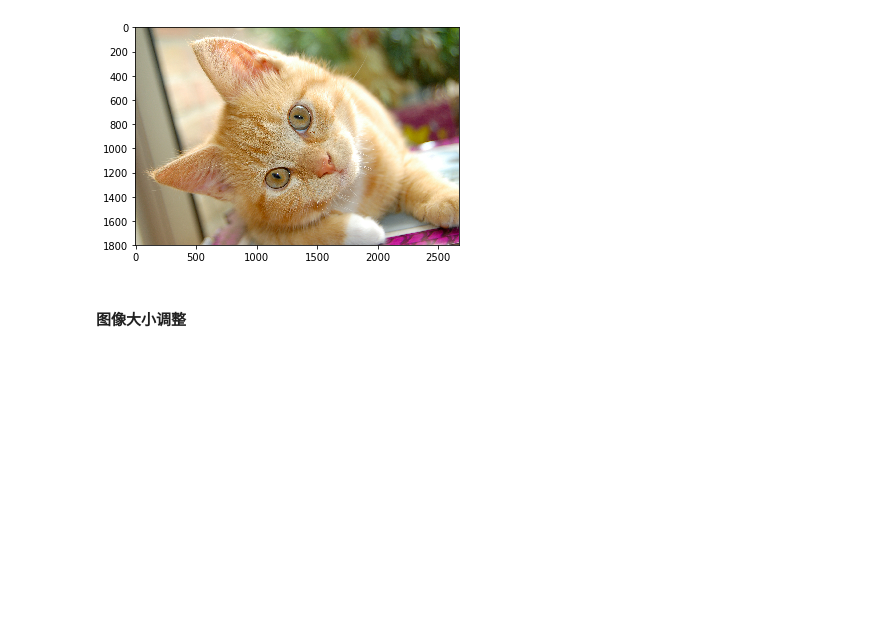
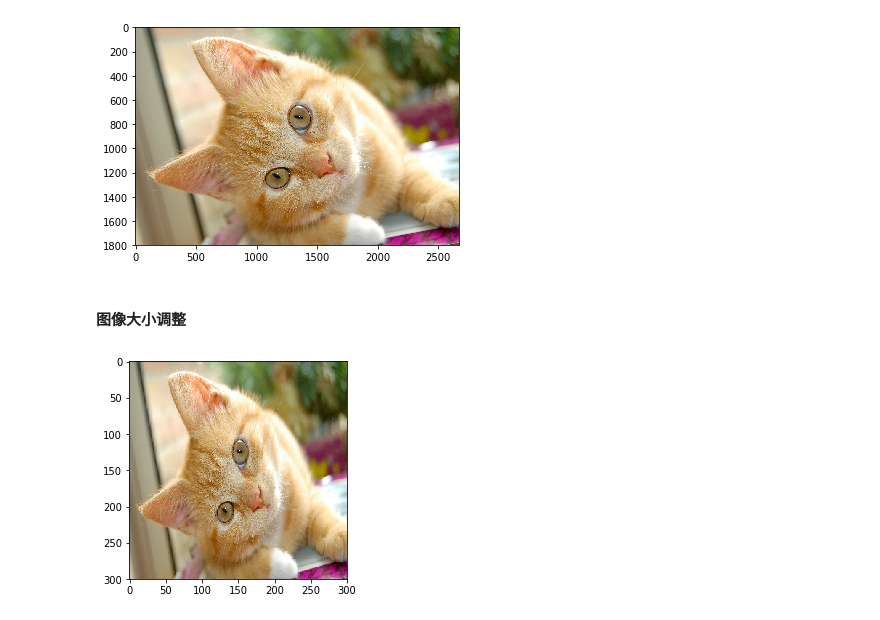
Before and after one commit to yxq903/TensorFlow-Action-in-Google-DL-Framework, a Jupyter notebook: 第7章 图像数据处理/第七章 图像数据处理.ipynb, the cells around one changed output. Drawn from its saved outputs; the diff is of its cells as text; code cells hidden in the pictures; blank space fills up the shorter version.

```diff
--- a/第7章 图像数据处理/第七章 图像数据处理.ipynb
+++ b/第7章 图像数据处理/第七章 图像数据处理.ipynb
@@ -140,3 +140,14 @@ with tf.Session() as sess:
 [figure]
 # %% [markdown]
 #### 图像大小调整
+# %%
+with tf.Session() as sess:
+    # 如果直接以0-255范围的整数数据输入resize_images，那么输出将是0-255之间的实数，
+    # 不利于后续处理。本书建议在调整图片大小前，先将图片转为0-1范围的实数。
+    image_float = tf.image.convert_image_dtype(img_data, tf.float32)
+    resized = tf.image.resize_images(image_float, [300, 300], method=0)
+
+    plt.imshow(resized.eval())
+    plt.show()
+# %% [output]
+[figure, added]
```
Also changed, not shown: parts of 30 cells of this notebook, 4 other files.
